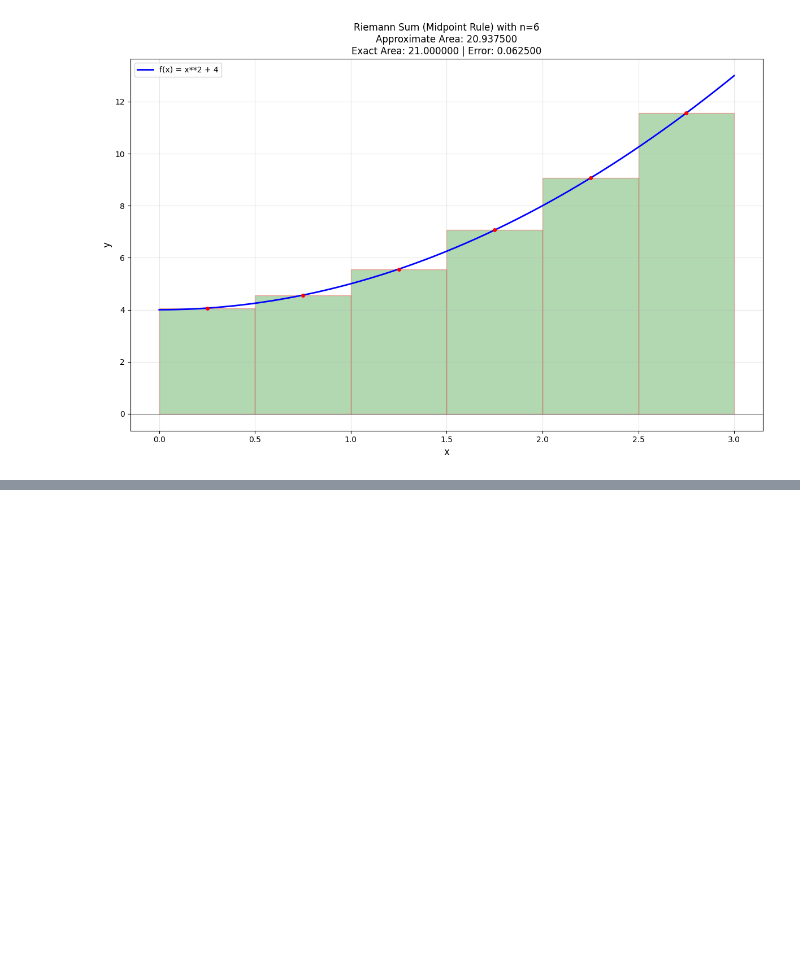
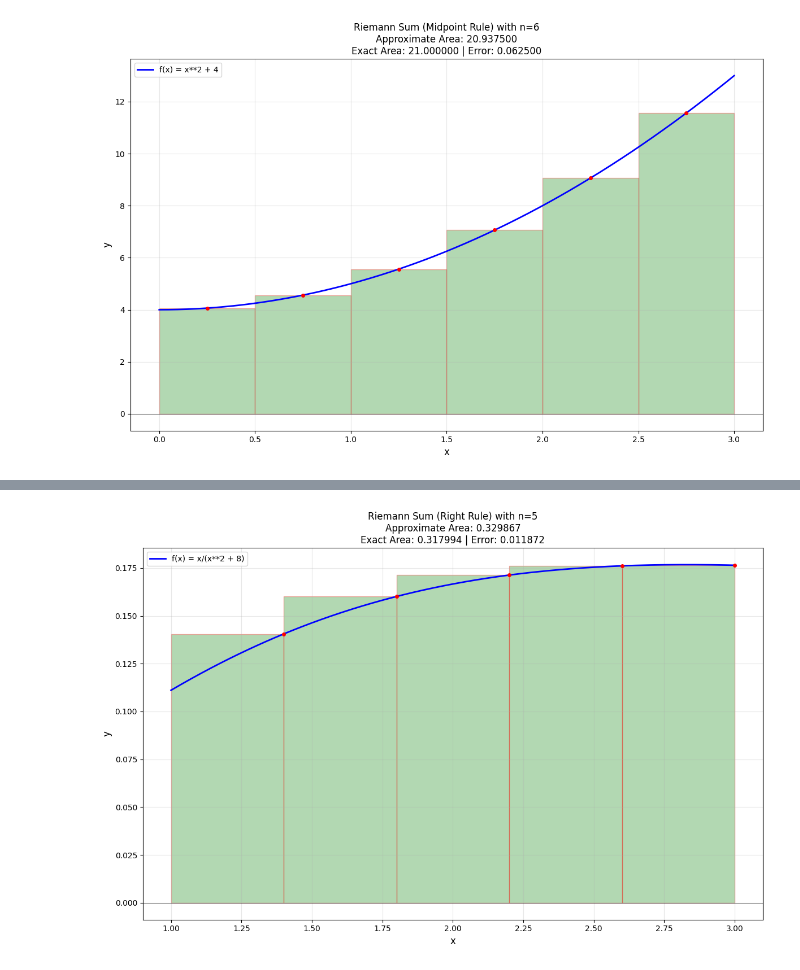
Before and after one commit to Codex643/Chapter05, a Jupyter notebook: Chapter05-Section02.ipynb, the cells around one changed output, grey strips where cells are left out. Saved outputs shown, nothing was run; the diff lists cells and outputs as text; code cells hidden in the pictures; blank space fills up the shorter version.

```diff
--- a/Chapter05-Section02.ipynb
+++ b/Chapter05-Section02.ipynb
@@ -122,0 +153,15 @@ area = plot_riemann_sum(f, a, b, n, method)
+# %%
+# Example 4: Polynomial with negative and positive values
+# Specify the integration bounds
+a = 1
+b = 3
+# Specify the function to integrate
+f = x/(x**2+8)
+# Specify the number of rectangles
+n = 5
+# Specify the method: 'left', 'right', or 'midpoint'
+method = 'right'
+# Compute and visualize the Riemann sum
+area = plot_riemann_sum(f, a, b, n, method)
+# %% [output]
+[figure, added]
```
Also changed, not shown: parts of 2 cells of this notebook.
